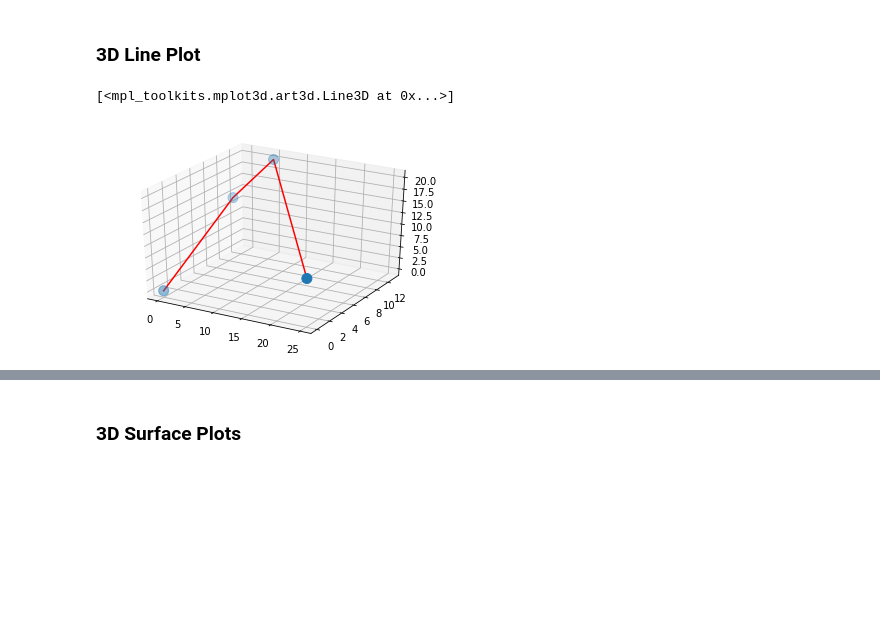
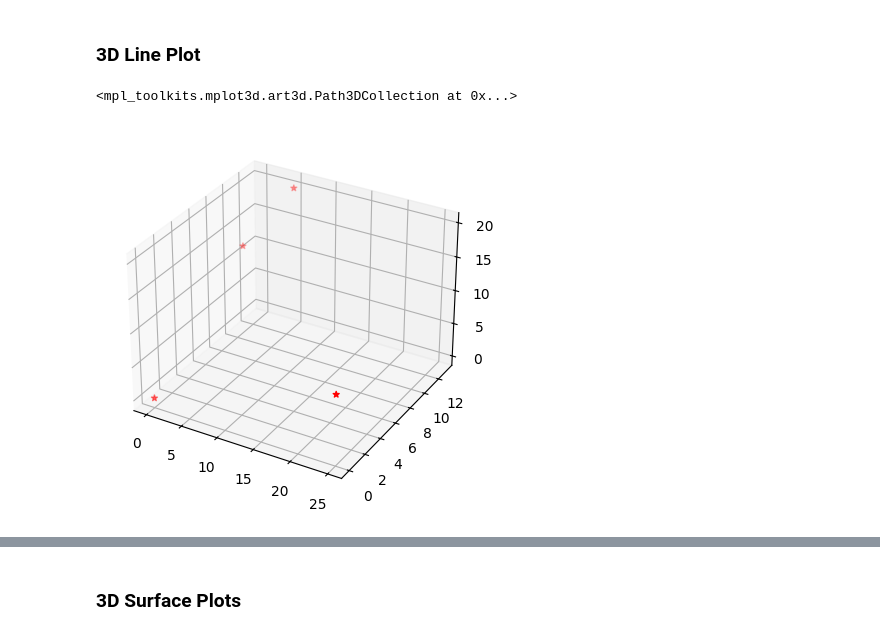
Before and after one commit to sushanttwayana/Exploratory_Data_Analysis-EDA-, a Jupyter notebook: 5.data_visualization/2.advanced_matplotlib.ipynb, the cells around one changed output, grey strips where cells are left out. Drawn from its saved outputs; the diff is of its cells as text; code cells hidden in the pictures; blank space fills up the shorter version.

```diff
--- a/5.data_visualization/2.advanced_matplotlib.ipynb
+++ b/5.data_visualization/2.advanced_matplotlib.ipynb
@@ -248,14 +304,13 @@ Text(0.5, 0, 'SR')
 # %%
 x = [0,1,5,25]
 y = [0,10,13,0]
 z = [0,13,20,9]
 
 fig = plt.figure()
 
 ax = plt.subplot(projection='3d')
 
-ax.scatter3D(x,y,z,s=[100,100,100,100])
-ax.plot3D(x,y,z,color='red')
+ax.scatter3D(x,y,z,marker='*',color='red')
 # %% [output]
-[<mpl_toolkits.mplot3d.art3d.Line3D at 0x...>]
+<mpl_toolkits.mplot3d.art3d.Path3DCollection at 0x...>
-[figure, old version]
+[figure, new version]
```
Also changed, not shown: parts of 35 cells of this notebook.
